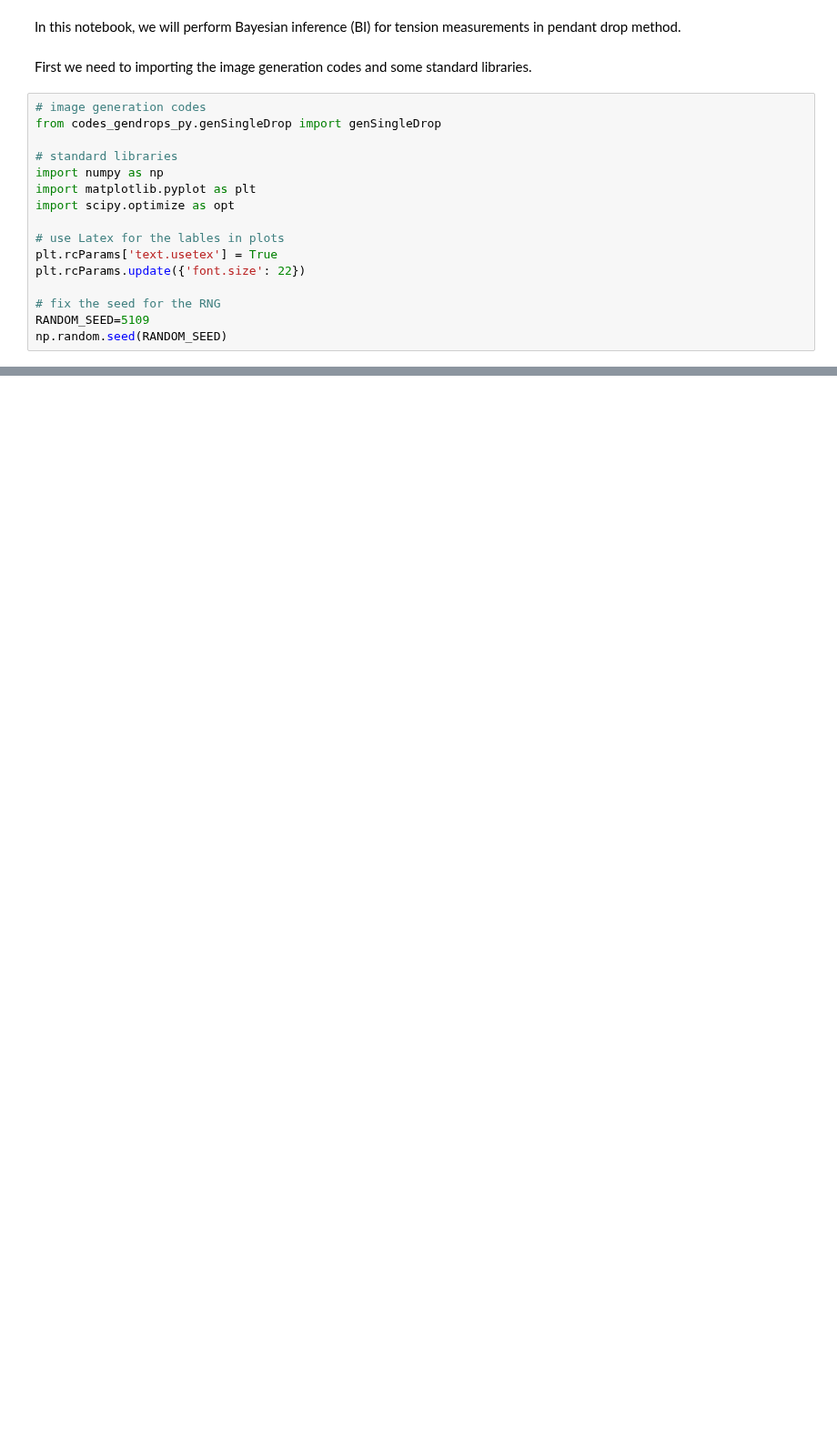
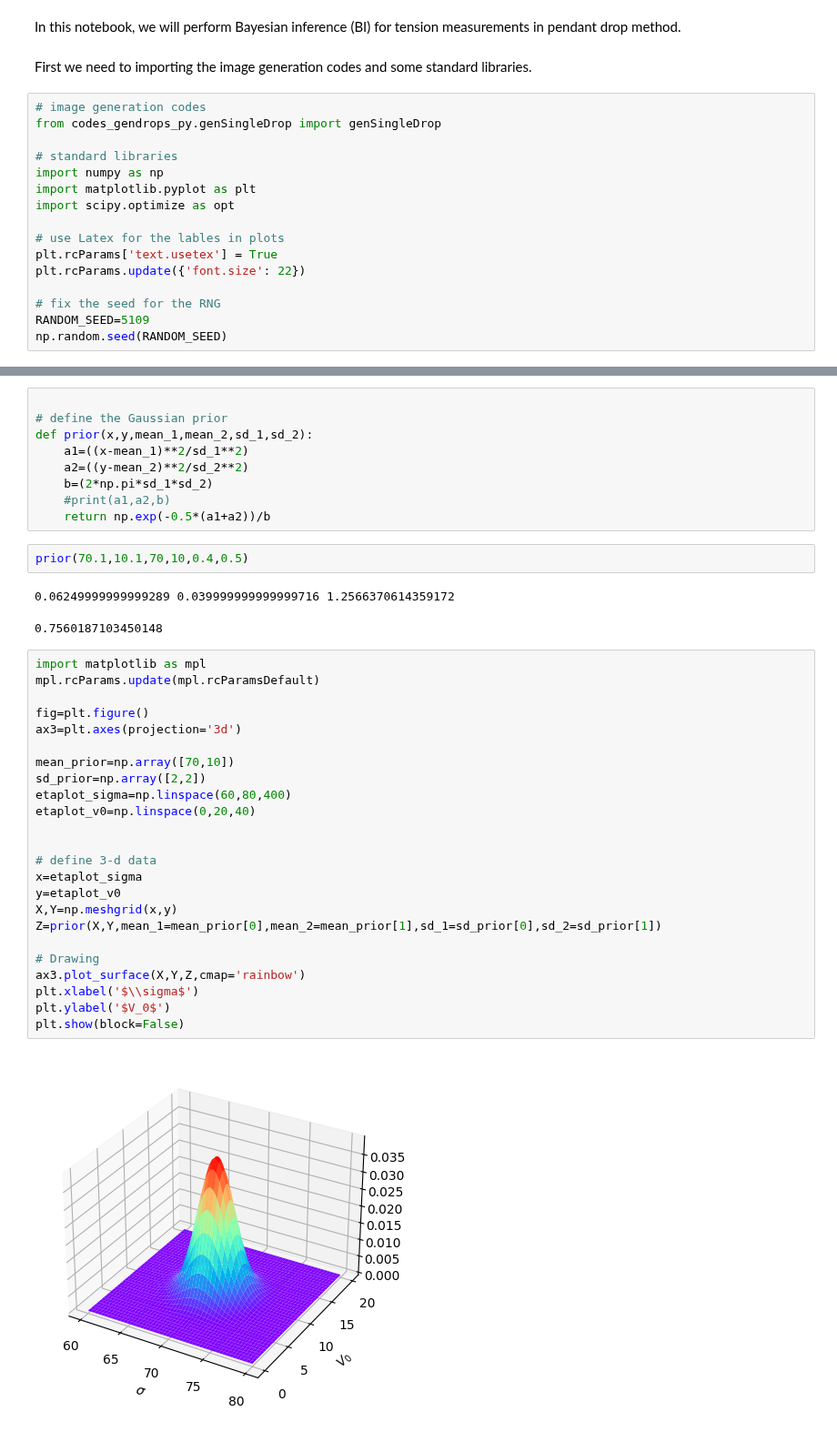
Before and after one commit to Lomolanisgo/Bayesian_PendantDrop_Tensiometry, a Jupyter notebook: pendantdrop_BI.ipynb, the cells around one changed output, grey strips where cells are left out. Shown at 91% size. Cells and saved outputs as stored; diff of their text form; blank space fills up the shorter version.

```diff
--- a/pendantdrop_BI.ipynb
+++ b/pendantdrop_BI.ipynb
@@ -25,0 +29,40 @@ FileNotFoundError: [Errno 2] No such file or directory: './images_notupload/s75.
+# %%
+
+# define the Gaussian prior
+def prior(x,y,mean_1,mean_2,sd_1,sd_2):
+    a1=((x-mean_1)**2/sd_1**2)
+    a2=((y-mean_2)**2/sd_2**2)
+    b=(2*np.pi*sd_1*sd_2)
+    #print(a1,a2,b)
+    return np.exp(-0.5*(a1+a2))/b
+# %%
+prior(70.1,10.1,70,10,0.4,0.5)
+# %% [output]
+0.06249999999999289 0.039999999999999716 1.2566370614359172
+0.7560187103450148
+# %%
+import matplotlib as mpl
+mpl.rcParams.update(mpl.rcParamsDefault)
+
+fig=plt.figure()
+ax3=plt.axes(projection='3d')
+
+mean_prior=np.array([70,10])
+sd_prior=np.array([2,2])
+etaplot_sigma=np.linspace(60,80,400)
+etaplot_v0=np.linspace(0,20,40)
+
+
+# define 3-d data
+x=etaplot_sigma
+y=etaplot_v0
+X,Y=np.meshgrid(x,y)
+Z=prior(X,Y,mean_1=mean_prior[0],mean_2=mean_prior[1],sd_1=sd_prior[0],sd_2=sd_prior[1])
+
+# Drawing
+ax3.plot_surface(X,Y,Z,cmap='rainbow')
+plt.xlabel('$\\sigma$')
+plt.ylabel('$V_0$')
+plt.show(block=False)
+# %% [output]
+[figure, added]
```
Also changed, not shown: parts of 3 cells of this notebook.
